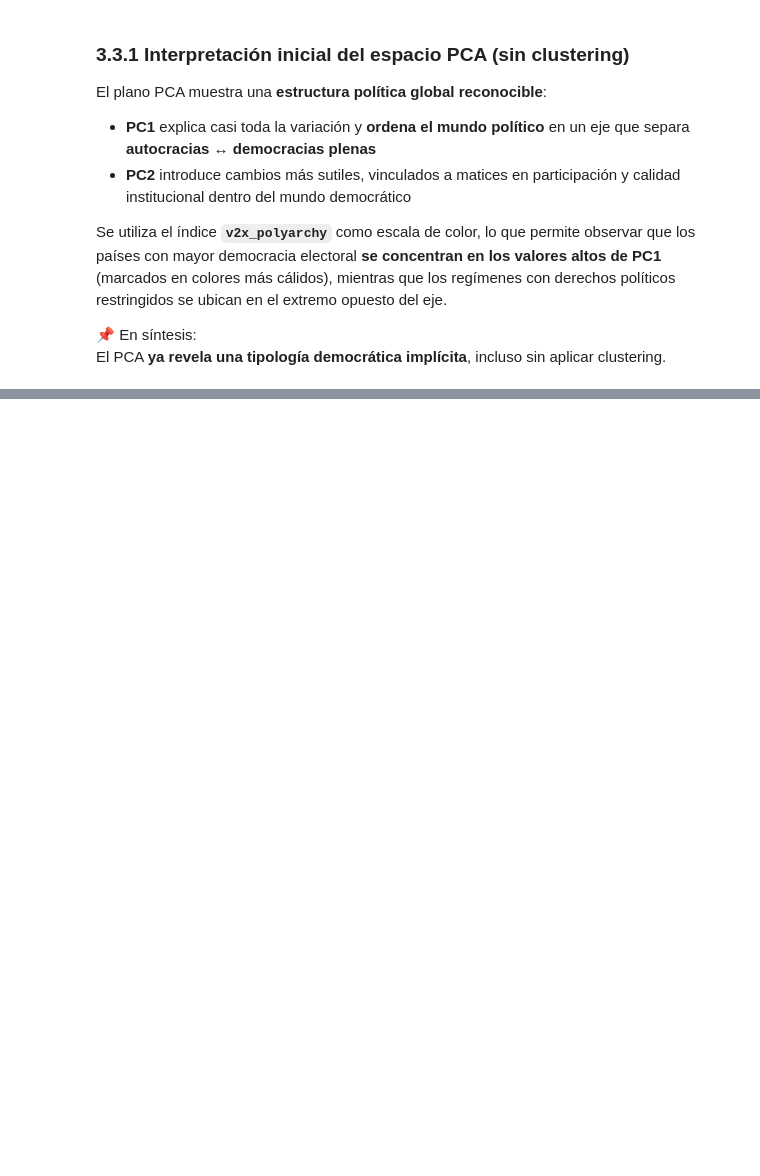
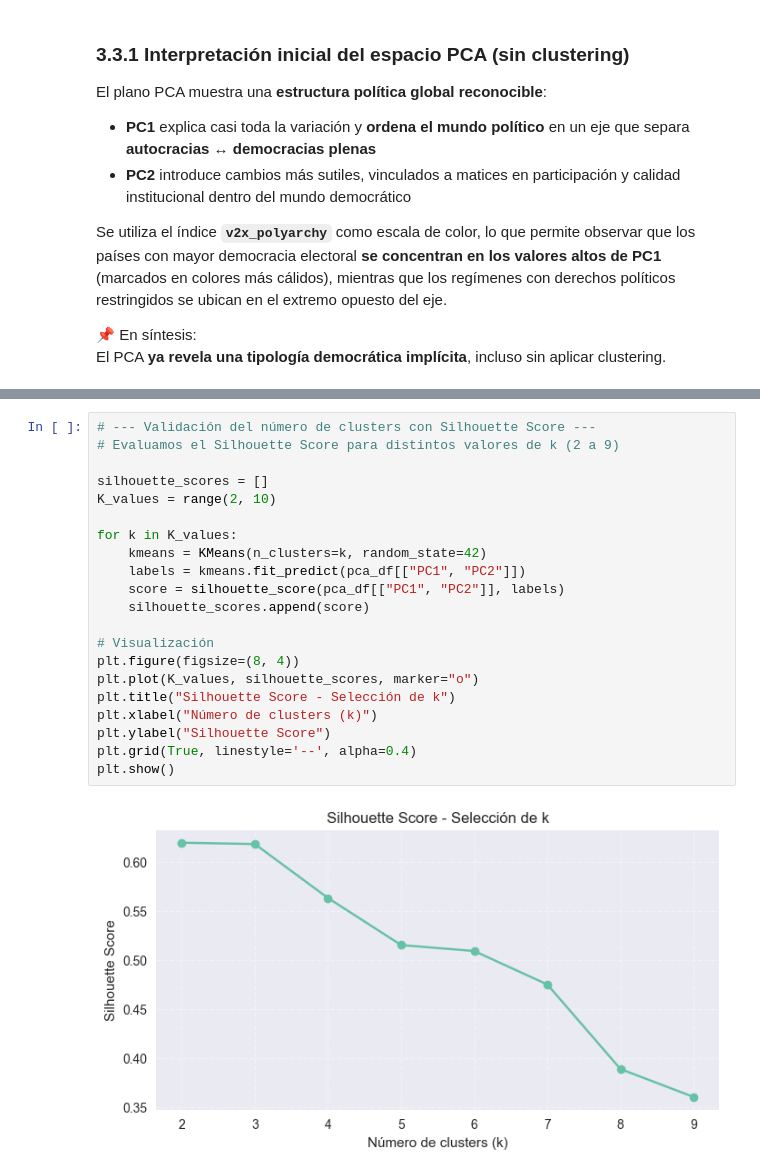
Before and after one commit to fernandezelias/VDem_Democracy_Clustering, a Jupyter notebook: notebooks/01_exploracion.ipynb, the cells around one changed output, grey strips where cells are left out. Cells and saved outputs as stored; diff of their text form; blank space fills up the shorter version.

```diff
--- a/notebooks/01_exploracion.ipynb
+++ b/notebooks/01_exploracion.ipynb
@@ -464,0 +517,23 @@ Para determinar el número óptimo de clusters (**k**), se evaluarán dos criter
+# %%
+# --- Validación del número de clusters con Silhouette Score ---
+# Evaluamos el Silhouette Score para distintos valores de k (2 a 9)
+
+silhouette_scores = []
+K_values = range(2, 10)
+
+for k in K_values:
+    kmeans = KMeans(n_clusters=k, random_state=42)
+    labels = kmeans.fit_predict(pca_df[["PC1", "PC2"]])
+    score = silhouette_score(pca_df[["PC1", "PC2"]], labels)
+    silhouette_scores.append(score)
+
+# Visualización
+plt.figure(figsize=(8, 4))
+plt.plot(K_values, silhouette_scores, marker="o")
+plt.title("Silhouette Score - Selección de k")
+plt.xlabel("Número de clusters (k)")
+plt.ylabel("Silhouette Score")
+plt.grid(True, linestyle='--', alpha=0.4)
+plt.show()
+# %% [output]
+[figure, added]
```
Also changed, not shown: parts of 36 cells of this notebook.
